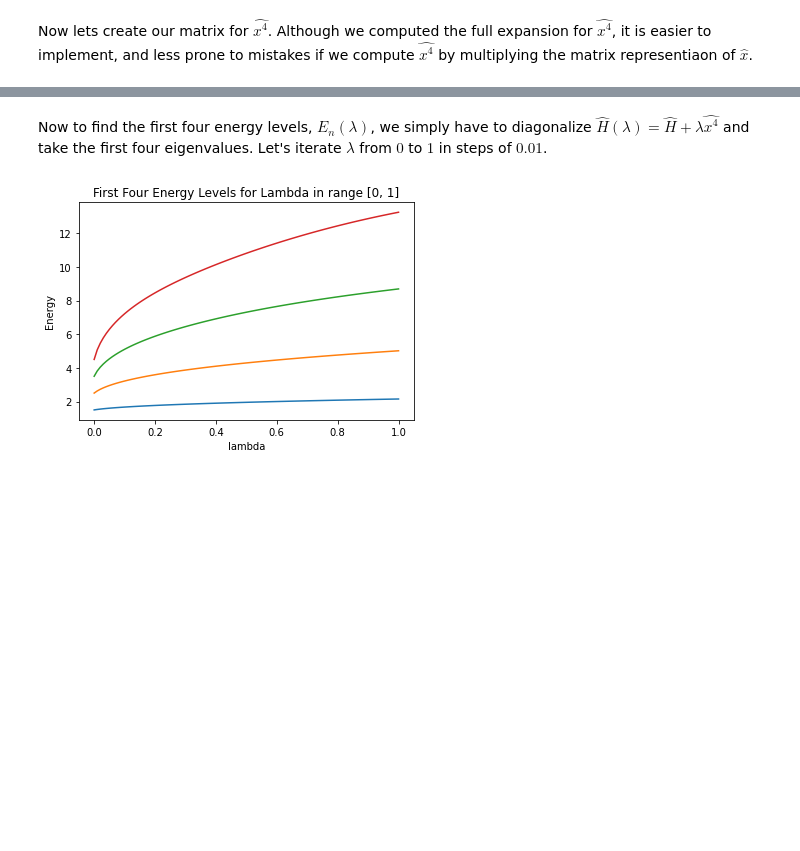
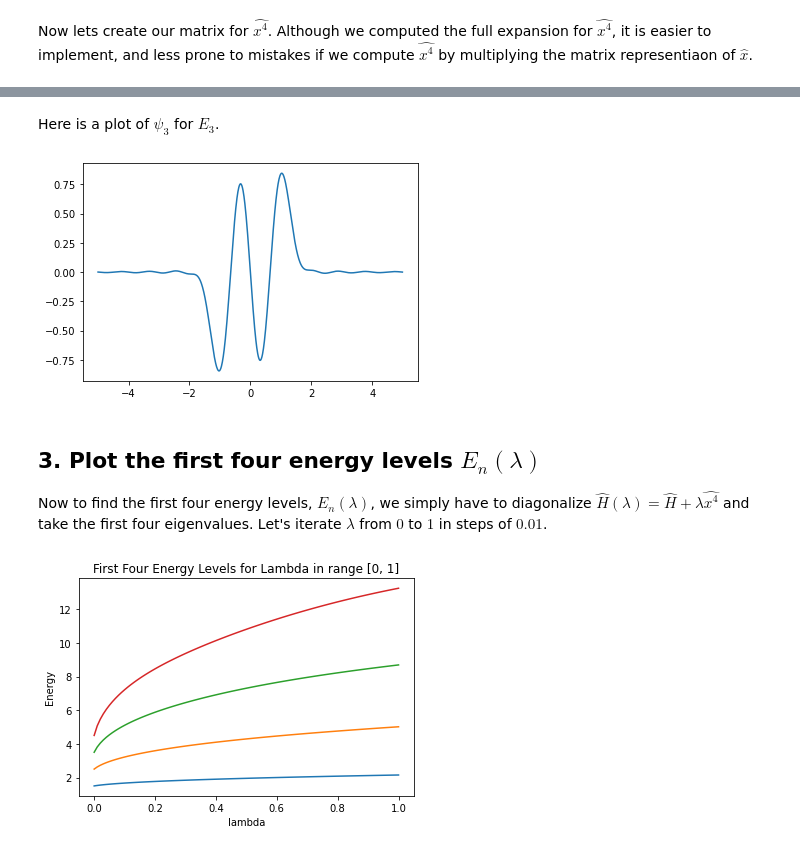
Before and after one commit to CzJLee/Physics-180N, a Jupyter notebook: Project 2/proj_2_EigenAnalysis.ipynb, the cells around one changed output, grey strips where cells are left out. Cells and saved outputs as stored; diff of their text form; code cells hidden in the pictures; blank space fills up the shorter version.

```diff
--- a/Project 2/proj_2_EigenAnalysis.ipynb
+++ b/Project 2/proj_2_EigenAnalysis.ipynb
@@ -128,4 +185,12 @@ x_4 = np.linalg.multi_dot([x, x, x, x])
+# %% [markdown]
+Here is a plot of $\psi_3$ for $E_3$.
+# %%
+plot_eigenfunction(l = 1, energy_level = 3)
+# %% [output]
+[figure, added]
 # %% [markdown]
+## 3. Plot the first four energy levels $E_n(\lambda)$
+
 Now to find the first four energy levels, $E_n(\lambda)$, we simply have to diagonalize $\hat{H}(\lambda) = \hat{H} + \lambda \hat{x^4}$ and take the first four eigenvalues. Let's iterate $\lambda$ from $0$ to $1$ in steps of $0.01$.
 # %%
 lambdas = [i/100 for i in range(101)]
```
Also changed, not shown: parts of 22 cells of this notebook.
